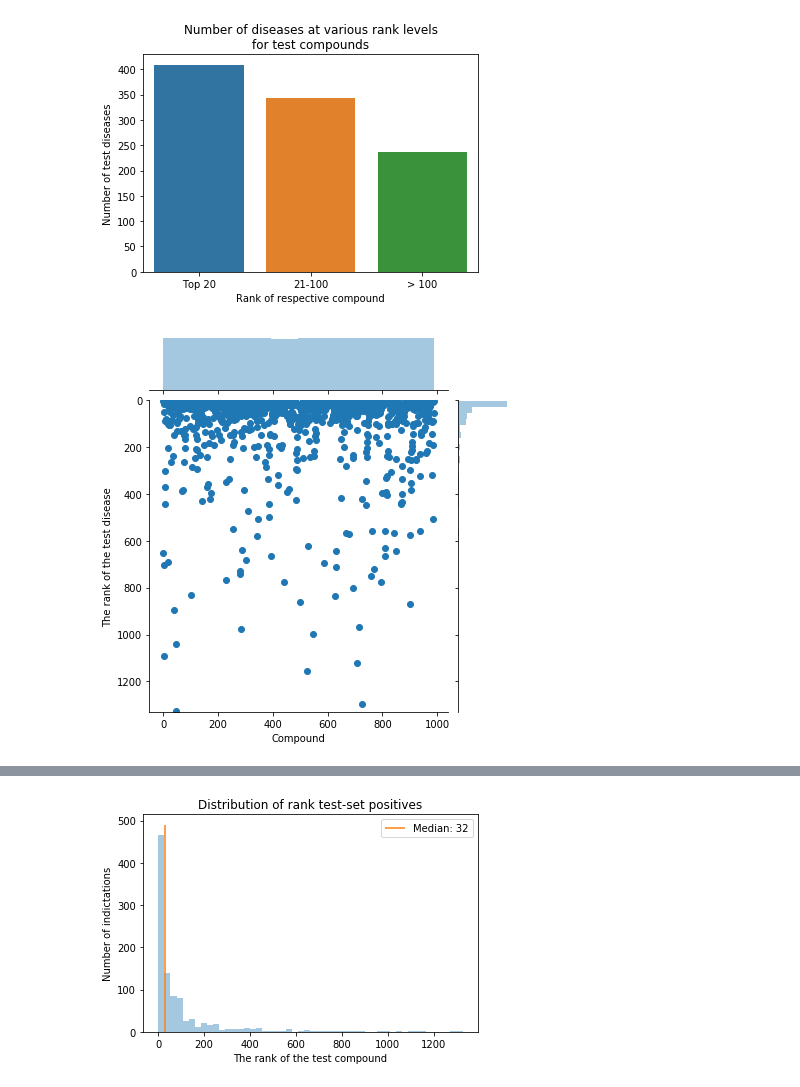
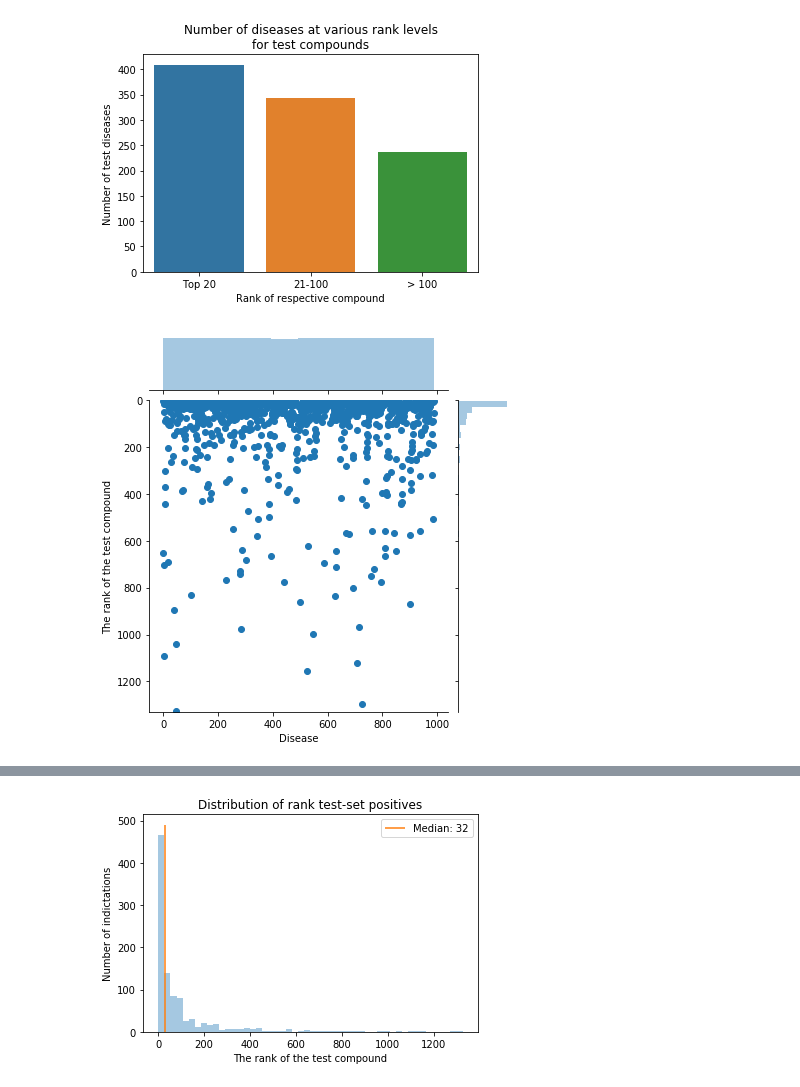
Before and after one commit to mmayers12/semmed, a Jupyter notebook: ml/analysis/Cross_validation_results-2020_network.ipynb, the cells around one changed output, grey strips where cells are left out. Drawn from its saved outputs; the diff is of its cells as text; code cells hidden in the pictures.

```diff
--- a/ml/analysis/Cross_validation_results-2020_network.ipynb
+++ b/ml/analysis/Cross_validation_results-2020_network.ipynb
@@ -355,20 +406,16 @@ n_comp = preds['cd_id'].nunique()
 # %%
 test_fold = 0
 
 curr_fold_test_do_ranks = preds.query('holdout_fold == @test_fold and status == 1')[['cd_id',
                                 'do_id', 'do_rank_{}'.format(test_fold)]].reset_index(drop=True)
 
 curr_fold_test_do_ranks['Rank'] = curr_fold_test_do_ranks['do_rank_{}'.format(test_fold)].apply(lambda r: get_rank_cat(r))
 
 
 g = sns.jointplot(x='index', y='do_rank_{}'.format(test_fold), data=curr_fold_test_do_ranks.reset_index(),
                   ylim=(n_comp, 0))
 
 
-#plt.title('Rank of test gold-stanard test disease for their compounds')
-g.set_axis_labels('Compound', 'The rank of the test disease');
-#plt.legend(loc='lower right');
-
-#ax.invert_yaxis();
+g.set_axis_labels('Disease', 'The rank of the test compound');
 # %% [output]
-[figure, old version]
+[figure, new version]
```
Also changed, not shown: parts of 21 cells of this notebook, 5 other files.
